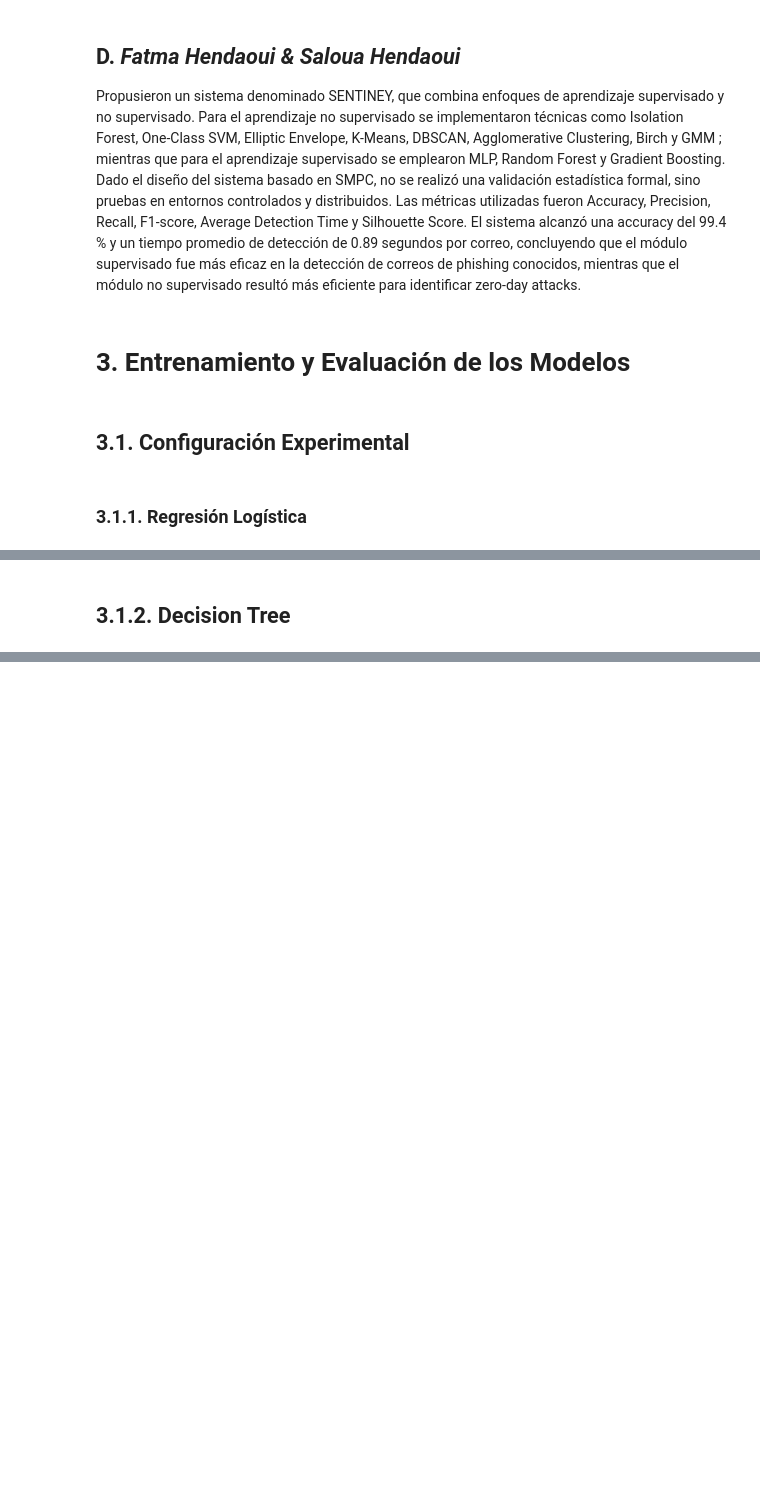
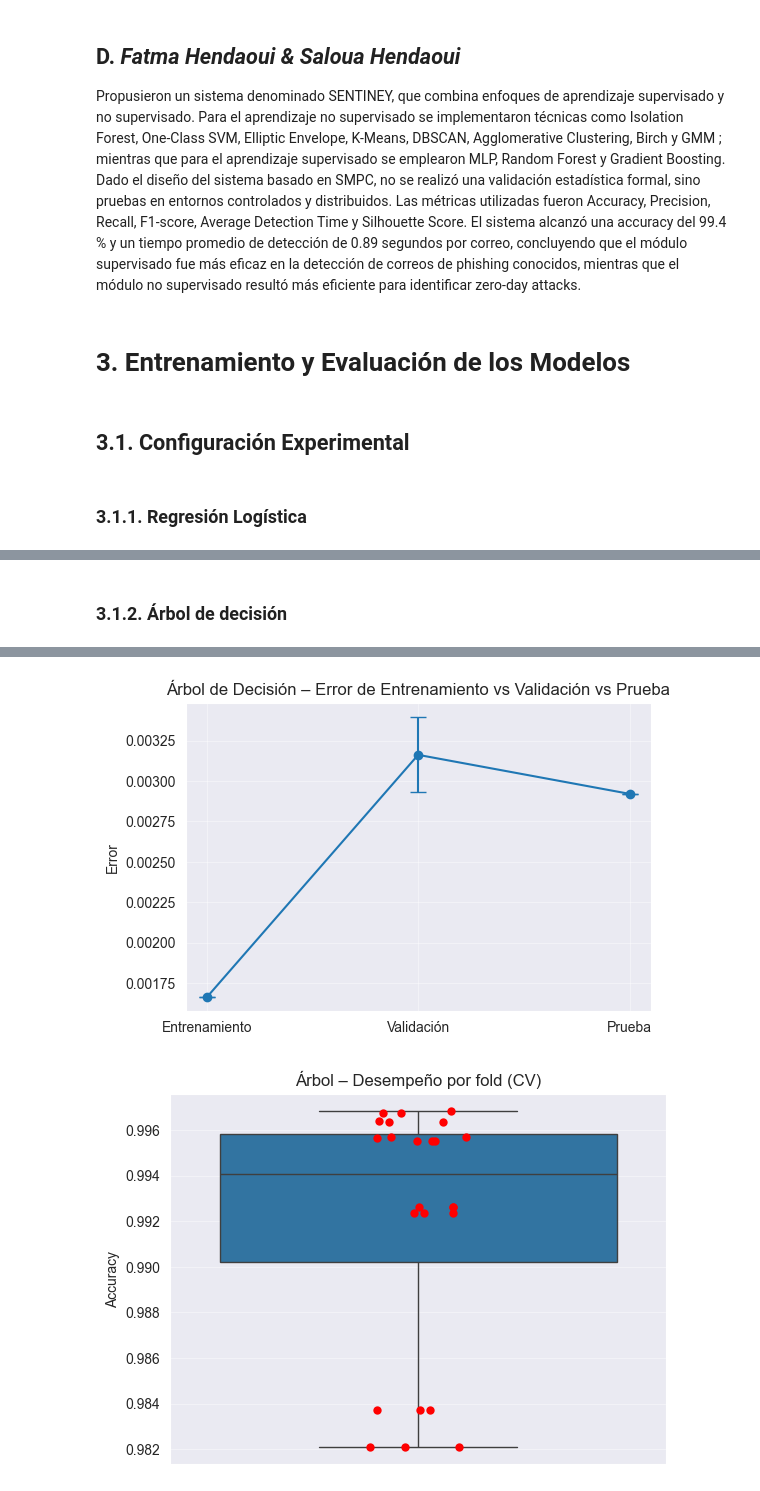
Before and after one commit to sren97/Modelos2_PhiUSIIL, a Jupyter notebook: Proyecto_Modelos_2_PhiUSIIL.ipynb, the cells around one changed output, grey strips where cells are left out. Saved outputs shown, nothing was run; the diff lists cells and outputs as text; code cells hidden in the pictures; blank space fills up the shorter version.

```diff
--- a/Proyecto_Modelos_2_PhiUSIIL.ipynb
+++ b/Proyecto_Modelos_2_PhiUSIIL.ipynb
@@ -548,2 +454,2 @@ print(f"Número de iteraciones: {best_logistic.n_iter_[0]}")
 # %% [markdown]
-## 3.1.2. Decision Tree
+### 3.1.2. Árbol de decisión
@@ -1229,0 +456,76 @@ print(f"Número de nodos: {best_tree.tree_.node_count}")
+# %%
+from sklearn.tree import DecisionTreeClassifier
+from sklearn.model_selection import GridSearchCV, StratifiedKFold
+from sklearn.metrics import accuracy_score
+import matplotlib.pyplot as plt
+import seaborn as sns
+
+tree_params = {
+    "max_depth": [3, 5, 7, 10],
+    "min_samples_split": [2, 5, 10],
+    "criterion": ["gini", "entropy"]
+}
+
+tree_model = DecisionTreeClassifier(random_state=42)
+
+tree_search = GridSearchCV(
+    tree_model,
+    tree_params,
+    cv=5,
+    scoring="accuracy",
+    n_jobs=-1
+)
+
+tree_search.fit(X_train, y_train)
+print("Mejor modelo Árbol:", tree_search.best_estimator_)
+print("Mejores parámetros:", tree_search.best_params_)
+
+cv = StratifiedKFold(n_splits=5, shuffle=True, random_state=42)
+
+train_pred_tree = tree_search.best_estimator_.predict(X_train)
+train_error_actual_tree = 1 - accuracy_score(y_train, train_pred_tree)
+
+val_error_mean_tree = 1 - tree_search.best_score_
+val_error_std_tree = tree_search.cv_results_["std_test_score"][tree_search.best_index_]
+
+y_pred_tree = tree_search.best_estimator_.predict(X_test)
+test_accuracy_tree = accuracy_score(y_test, y_pred_tree)
+test_error_tree = 1 - test_accuracy_tree
+
+print("\n=== Errores Árbol ===")
+print(f"Error de Entrenamiento: {train_error_actual_tree:.4f}")
+print(f"Error de Validación:   {val_error_mean_tree:.4f} ± {val_error_std_tree:.4f}")
+print(f"Error de Prueba:        {test_error_tree:.4f}")
+
+plt.figure(figsize=(6,4))
+plt.errorbar(
+    ["Entrenamiento", "Validación", "Prueba"],
+    [train_error_actual_tree, val_error_mean_tree, test_error_tree],
+    yerr=[0, val_error_std_tree, 0],
+    capsize=6, marker='o'
+)
+plt.title("Árbol de Decisión – Error de Entrenamiento vs Validación vs Prueba")
+plt.ylabel("Error")
+plt.grid(alpha=0.4)
+plt.show()
+
+cv_scores_tree = tree_search.cv_results_["mean_test_score"]
+sns.boxplot(data=cv_scores_tree)
+sns.stripplot(data=cv_scores_tree, color='red', size=6)
+plt.title("Árbol – Desempeño por fold (CV)")
+plt.ylabel("Accuracy")
+plt.xticks([])
+plt.grid(alpha=0.4)
+plt.show()
+
+best_tree = tree_search.best_estimator_
+importances = pd.Series(best_tree.feature_importances_, index=X_train.columns)
+top10 = importances.sort_values(ascending=False).head(10)
+
+plt.figure(figsize=(6,5))
+sns.barplot(x=top10.values, y=top10.index)
+plt.title("Árbol – Importancia de las variables")
+plt.xlabel("Importancia")
+plt.grid(axis='x', alpha=0.3)
+plt.show()
+# %% [output]
@@ -1229,0 +539,2 @@ print(f"Número de nodos: {best_tree.tree_.node_count}")
+[figure, added]
+[figure, added]
```
Also changed, not shown: parts of 10 cells of this notebook.
